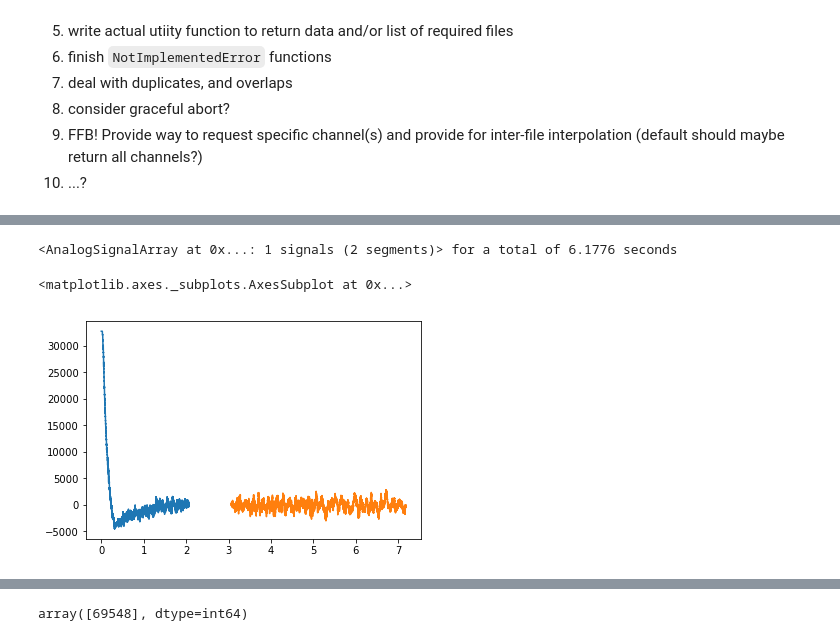
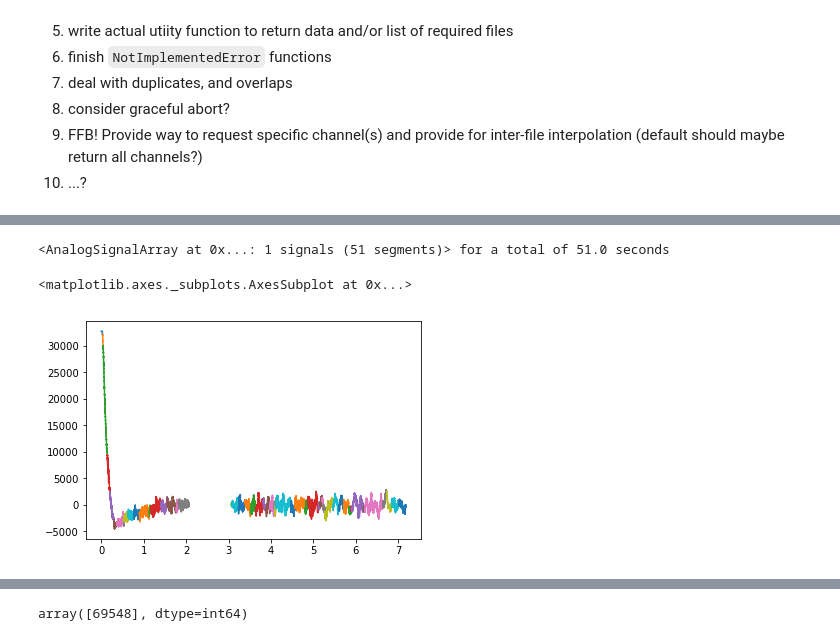
Before and after one commit to kemerelab/jagular, a Jupyter notebook: temp/filtering.ipynb, the cells around one changed output, grey strips where cells are left out. Cells and saved outputs as stored; diff of their text form; code cells hidden in the pictures.

```diff
--- a/temp/filtering.ipynb
+++ b/temp/filtering.ipynb
@@ -30,11 +192,11 @@ import jagular as jag
 # %%
-ts = np.fromfile('timestamps.raw', dtype=np.uint32)
-y = np.fromfile('channels/gap_ch.02.raw', dtype=np.int16)
+ts = np.fromfile('timestamps_new.raw', dtype=np.uint32)
+y = np.fromfile('channels/ch.02.raw', dtype=np.int16)
 sig = nel.AnalogSignalArray(ydata=y, timestamps=ts/30000, fs=30000)
 print(sig)
 npl.plot(sig)
 # %% [output]
-<AnalogSignalArray at 0x...: 1 signals (2 segments)> for a total of 6.1776 seconds
+<AnalogSignalArray at 0x...: 1 signals (51 segments)> for a total of 51.0 seconds
 <matplotlib.axes._subplots.AxesSubplot at 0x...>
-[figure, old version]
+[figure, new version]
 # %%
```
Also changed, not shown: parts of 17 cells of this notebook, 4 other files.
